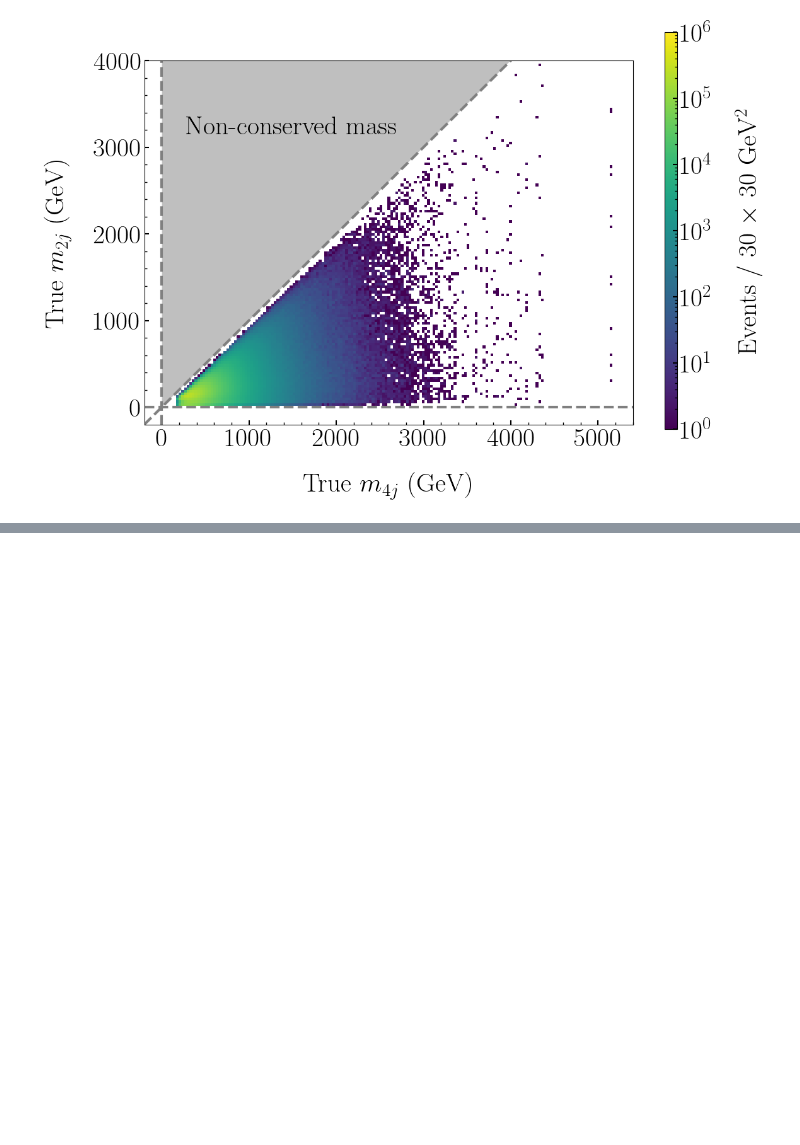
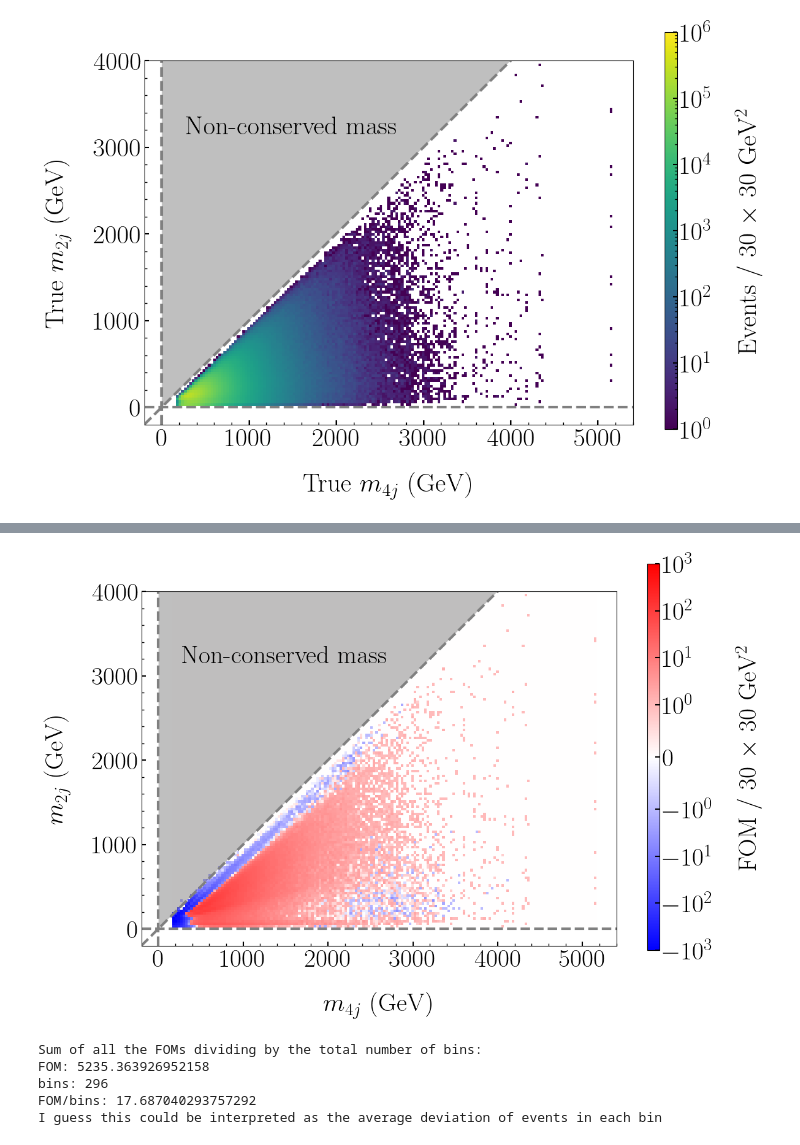
Before and after one commit to javivilladamigo/euclidean-multijet, a Jupyter notebook: python/analysis/analysis-fourTag_10x.ipynb, the cells around one changed output, grey strips where cells are left out. Cells and saved outputs as stored; diff of their text form; code cells hidden in the pictures; blank space fills up the shorter version.

```diff
--- a/python/analysis/analysis-fourTag_10x.ipynb
+++ b/python/analysis/analysis-fourTag_10x.ipynb
@@ -488 +492,52 @@ fig.savefig(f"../../plots/results/m2j_m4j_diff.pdf", bbox_inches='tight')
+# %%
+fig, ax = plt.subplots(1)
+cbar_ax = fig.add_axes([0.95, 0.1, 0.02, 0.84])
+cmap = cm.get_cmap("bwr")
+
+
+denom = np.sqrt(h2d_true + h2d_gen)
+FOM = np.divide(h2d_diff, denom, out = np.zeros_like(h2d_diff), where=denom!=0)
+
+im = ax.imshow(
+    FOM.T,
+    origin='lower',
+    extent=[xbins_true.min(), xbins_true.max(), ybins_true.min(), ybins_true.max()],
+    cmap=cmap,
+    aspect = 'auto',
+    #interpolation = 'antialiased',
+    #vmax = 10000, vmin = -10000,
+    norm = matplotlib.colors.SymLogNorm(linthresh = 1, vmax = 1e3, vmin = -1e3)
+)
+cbar = fig.colorbar(im, cax=cbar_ax)
+cbar.set_label(f'FOM / {xbins_true[1]- xbins_true[0]:.0f} $\\times$ {ybins_true[1]- ybins_true[0]:.0f} GeV$^2$')
+
+
+ax.set_xlabel('$m_{4j}\ ({\mathrm{GeV}})$')
+ax.set_ylabel('$m_{2j}\ ({\mathrm{GeV}})$')
+
+# rather fancy stuff
+x = np.linspace(*m4j_plot_limits, 1000)
+ax.plot(x, x, color = "gray", ls = "dashed")
+ax.fill_between(x, x, 1e6*x, where = (x>0), facecolor='black', alpha = 0.25)
+ax.text(x = (m4j_plot_limits[1]-m4j_plot_limits[0])*0.05, y = (m2j_plot_limits[1]-m2j_plot_limits[0])*0.75, s = "Non-conserved mass", fontweight = 'bold')
+
+ax.axhline(0, color = "gray", ls = 'dashed')
+ax.axvline(0, color = "gray", ls = 'dashed')
+ax.set_xlim(m4j_plot_limits)
+ax.set_ylim(m2j_plot_limits)
+fig.savefig(f"../../plots/results/m2j_m4j_FOM.pdf", bbox_inches='tight')
+# %% [output]
+[figure, added]
+# %%
+print("Sum of all the FOMs dividing by the total number of bins:")
+print("FOM:", np.sum(FOM))
+print("bins:", np.sum(np.shape(FOM)))
+print("FOM/bins:", np.sum(FOM)/np.sum(np.shape(FOM)))
+print("I guess this could be interpreted as the average deviation of events in each bin")
+# %% [output]
+Sum of all the FOMs dividing by the total number of bins:
+FOM: 5235.363926952158
+bins: 296
+FOM/bins: 17.687040293757292
+I guess this could be interpreted as the average deviation of events in each bin
 # %%
```
Also changed, not shown: parts of 24 cells of this notebook.
